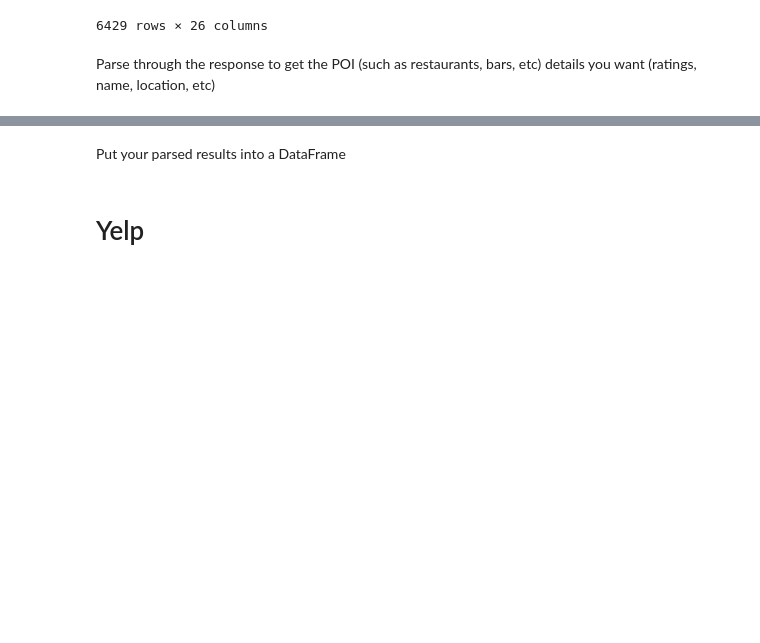
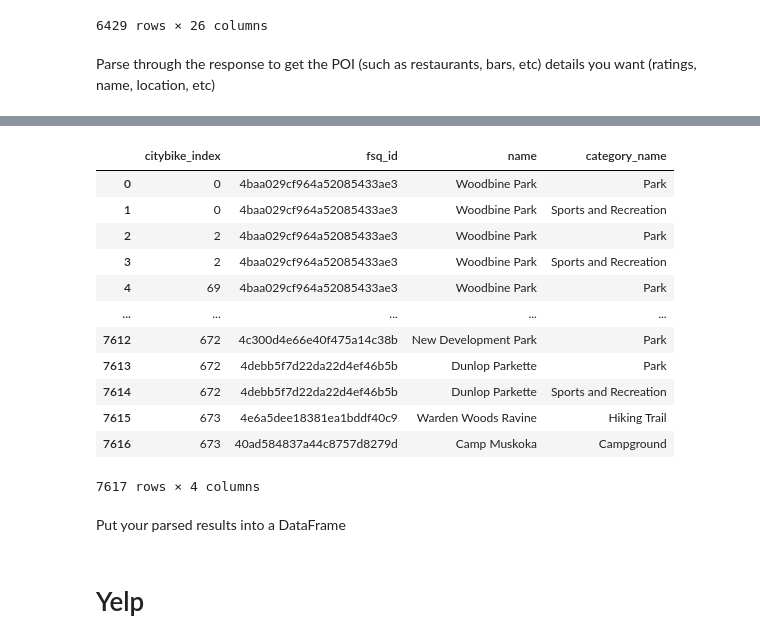
Before and after one commit to Frood-for-Thought/LHL-Statistical-Modelling-with-Python-Project, a Jupyter notebook: notebooks/yelp_foursquare_EDA.ipynb, the cells around one changed output, grey strips where cells are left out. Saved outputs shown, nothing was run; the diff lists cells and outputs as text; code cells hidden in the pictures; blank space fills up the shorter version.

```diff
--- a/notebooks/yelp_foursquare_EDA.ipynb
+++ b/notebooks/yelp_foursquare_EDA.ipynb
@@ -170,5 +170,7 @@ final_df
 6429 rows × 26 columns
 # %%
 final_df.to_json('foursquare_outdoor_data.json')
+# %%
+final_df = pd.read_json('foursquare_outdoor_data.json')
 # %% [markdown]
 Parse through the response to get the POI (such as restaurants, bars, etc) details you want (ratings, name, location, etc)
@@ -191,3 +209,25 @@ Name: categories, Length: 6429, dtype: object
+# %%
+yelp_id_cat_df = pd.read_csv('yelp_id_cat_df.csv')
+yelp_id_cat_df = yelp_id_cat_df.drop(yelp_id_cat_df.columns[0], axis=1)
+# %%
+fs_merge = pd.merge(final_df, yelp_id_cat_df, on='fsq_id')
+fs_merge2 = fs_merge[['citybike_index', 'fsq_id', 'name', 'category_name']]
+fs_merge2_d = fs_merge2.drop_duplicates()
+fs_merge2_d.reset_index(drop=True)
+# %% [output]
+|  | citybike_index | fsq_id | name | category_name |
+| 0 | 0 | 4baa029cf964a52085433ae3 | Woodbine Park | Park |
+| 1 | 0 | 4baa029cf964a52085433ae3 | Woodbine Park | Sports and Recreation |
+| 2 | 2 | 4baa029cf964a52085433ae3 | Woodbine Park | Park |
+| 3 | 2 | 4baa029cf964a52085433ae3 | Woodbine Park | Sports and Recreation |
+| 4 | 69 | 4baa029cf964a52085433ae3 | Woodbine Park | Park |
+| ... | ... | ... | ... | ... |
+| 7612 | 672 | 4c300d4e66e40f475a14c38b | New Development Park | Park |
+| 7613 | 672 | 4debb5f7d22da22d4ef46b5b | Dunlop Parkette | Park |
+| 7614 | 672 | 4debb5f7d22da22d4ef46b5b | Dunlop Parkette | Sports and Recreation |
+| 7615 | 673 | 4e6a5dee18381ea1bddf40c9 | Warden Woods Ravine | Hiking Trail |
+| 7616 | 673 | 40ad584837a44c8757d8279d | Camp Muskoka | Campground |
+7617 rows × 4 columns
 # %% [markdown]
 Put your parsed results into a DataFrame
 # %% [markdown]
```
Also changed, not shown: parts of 3 cells of this notebook, 2 other files.
